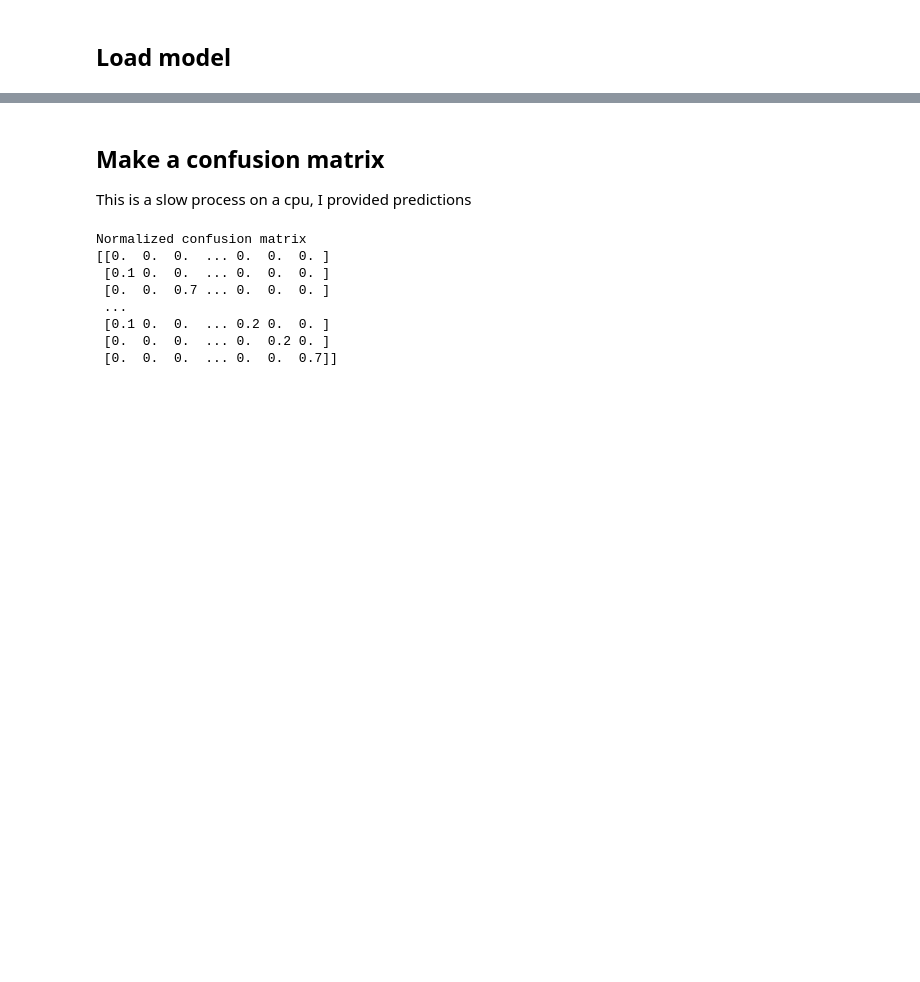
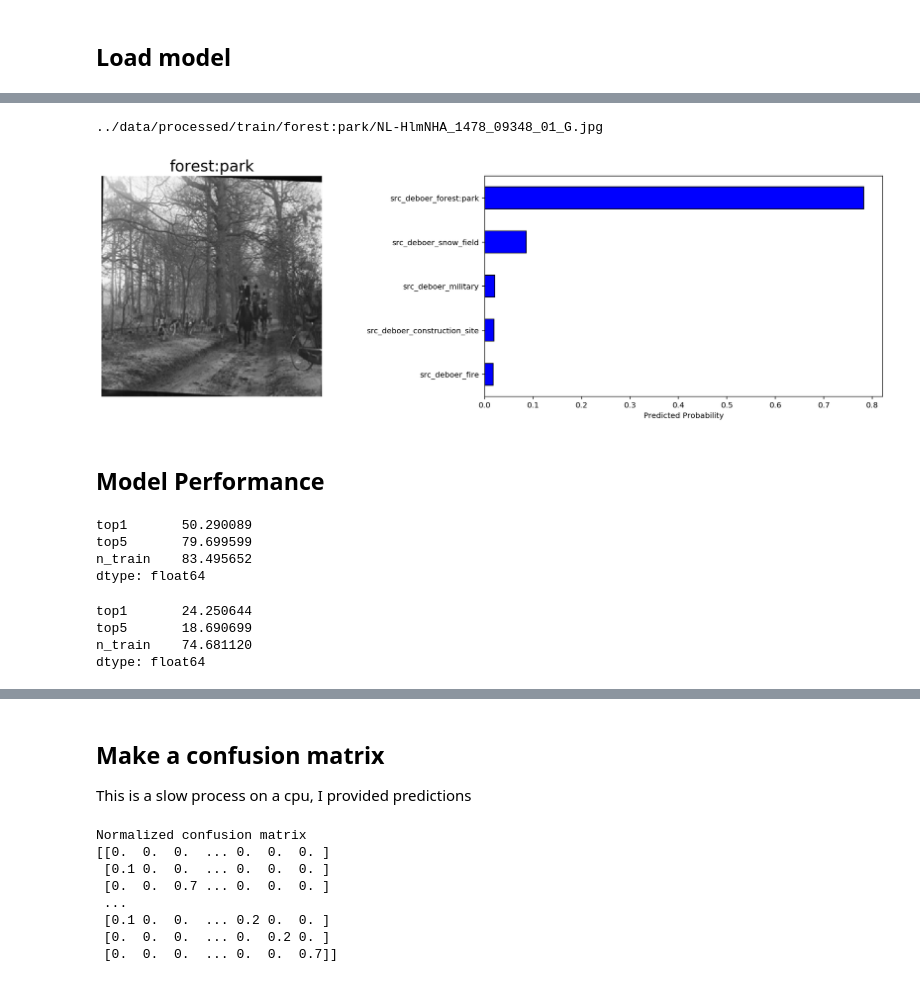
Before and after one commit to melvinwevers/hisvis, a Jupyter notebook: notebooks/explore_results.ipynb, the cells around one changed output, grey strips where cells are left out. Saved outputs shown, nothing was run; the diff lists cells and outputs as text; code cells hidden in the pictures; blank space fills up the shorter version.

```diff
--- a/notebooks/explore_results.ipynb
+++ b/notebooks/explore_results.ipynb
@@ -211,0 +180,7 @@ total_trainable_params: 558982
+# %%
+display_prediction(random_test_image(data_dir, cat_df['category']), model, topk=5)
+# %% [output]
+../data/processed/train/forest:park/NL-HlmNHA_1478_09348_01_G.jpg
+[figure, added]
+# %% [markdown]
+## Model Performance
@@ -211,0 +191,14 @@ total_trainable_params: 558982
+# %%
+results.groupby('class').mean().mean()
+# %% [output]
+top1       50.290089
+top5       79.699599
+n_train    83.495652
+dtype: float64
+# %%
+results.groupby('class').mean().std()
+# %% [output]
+top1       24.250644
+top5       18.690699
+n_train    74.681120
+dtype: float64
```
Also changed, not shown: parts of 36 cells of this notebook, 58 other files.
